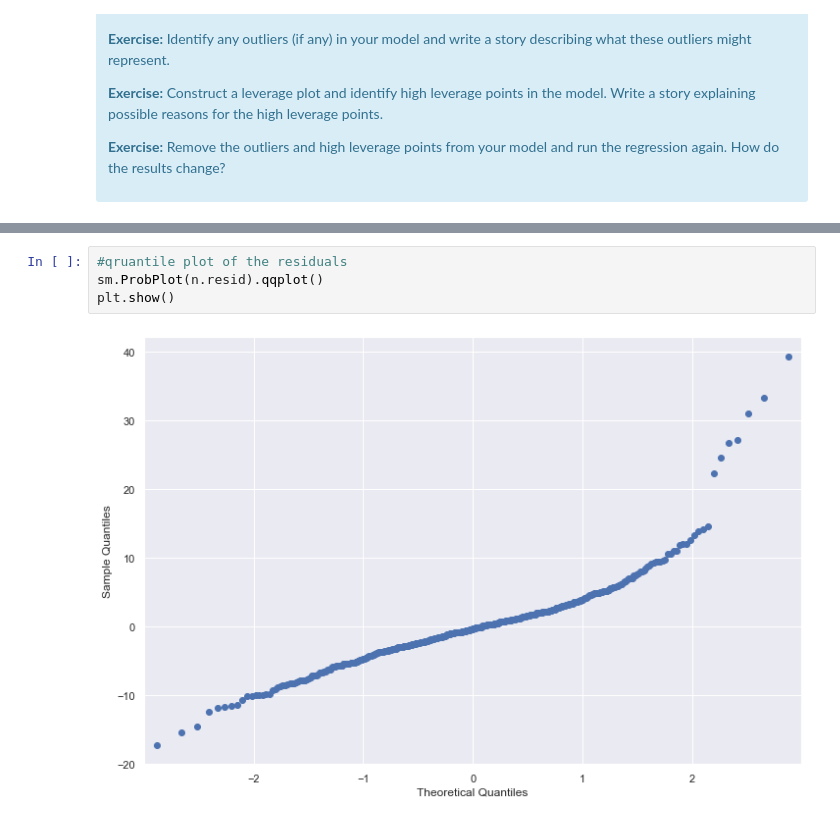
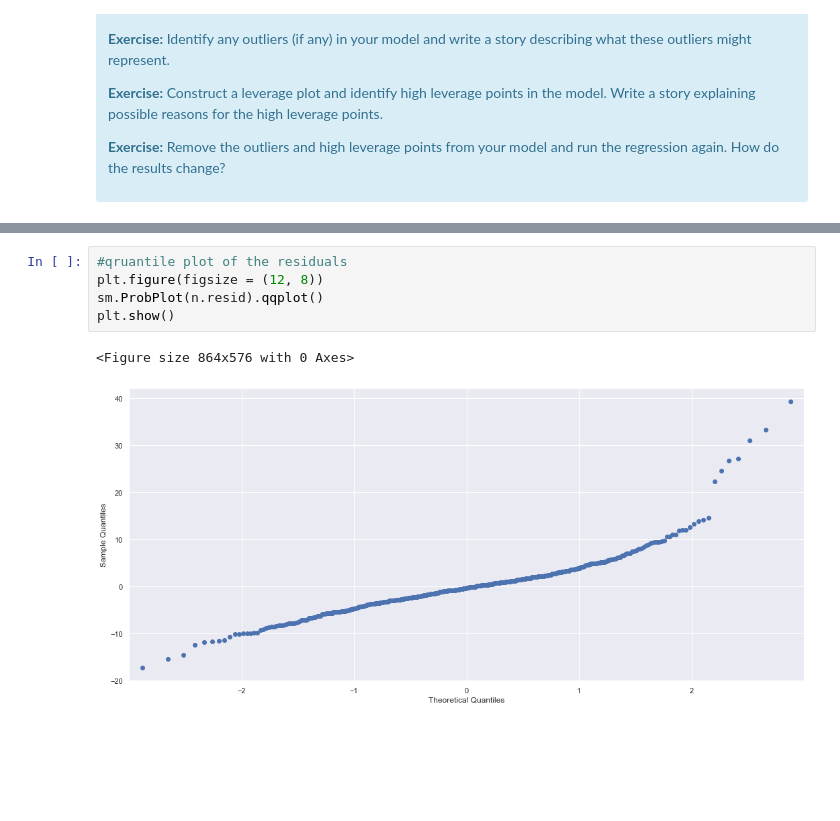
Before and after one commit to fysophia0302/Springboard, a Jupyter notebook: mini project/linear_regression/Mini_Project_Linear_Regression.ipynb, the cells around one changed output, grey strips where cells are left out. Saved outputs shown, nothing was run; the diff lists cells and outputs as text; blank space fills up the shorter version.

```diff
--- a/mini project/linear_regression/Mini_Project_Linear_Regression.ipynb
+++ b/mini project/linear_regression/Mini_Project_Linear_Regression.ipynb
@@ -1001,9 +968,11 @@ _ = plt.xlabel('Residuals')
 [figure]
 # %%
 #qruantile plot of the residuals
+plt.figure(figsize = (12, 8))
 sm.ProbPlot(n.resid).qqplot()
 plt.show()
 # %% [output]
+<Figure size 864x576 with 0 Axes>
-[figure, old version]
+[figure, new version]
 # %% [markdown]
 The first plot shows the difference between the predicted value and the actual value.
```
Also changed, not shown: parts of 18 cells of this notebook.
